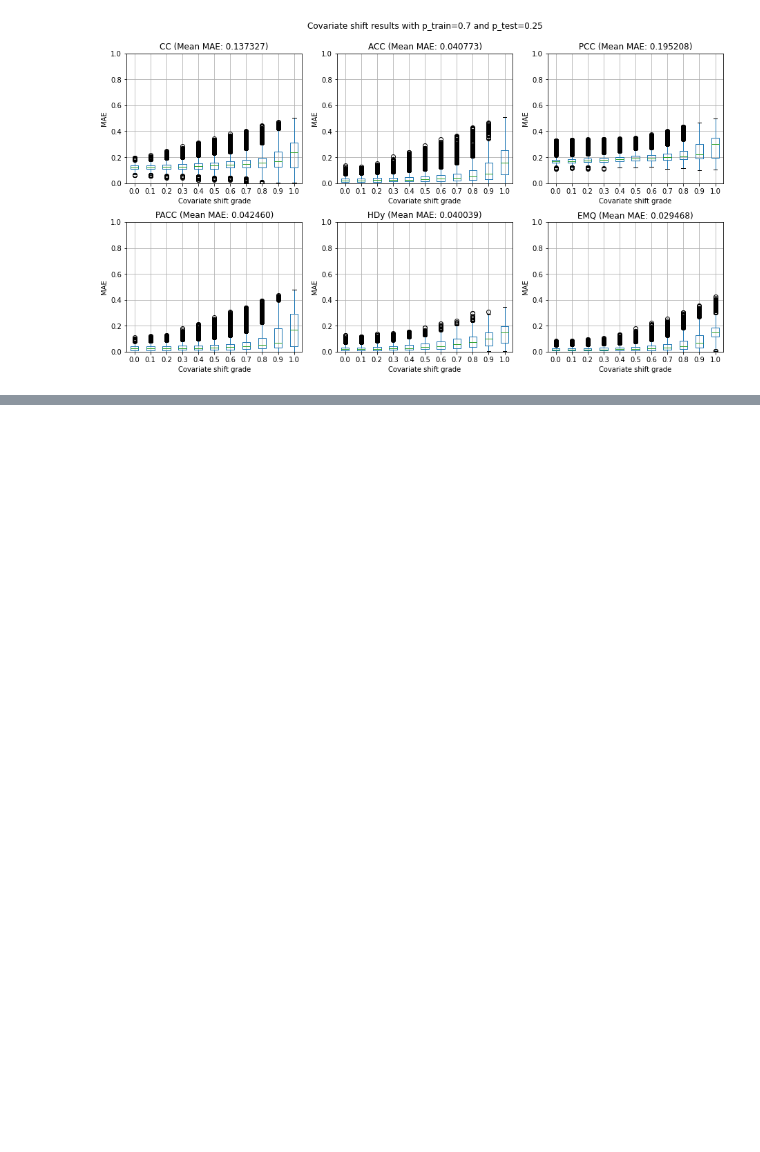
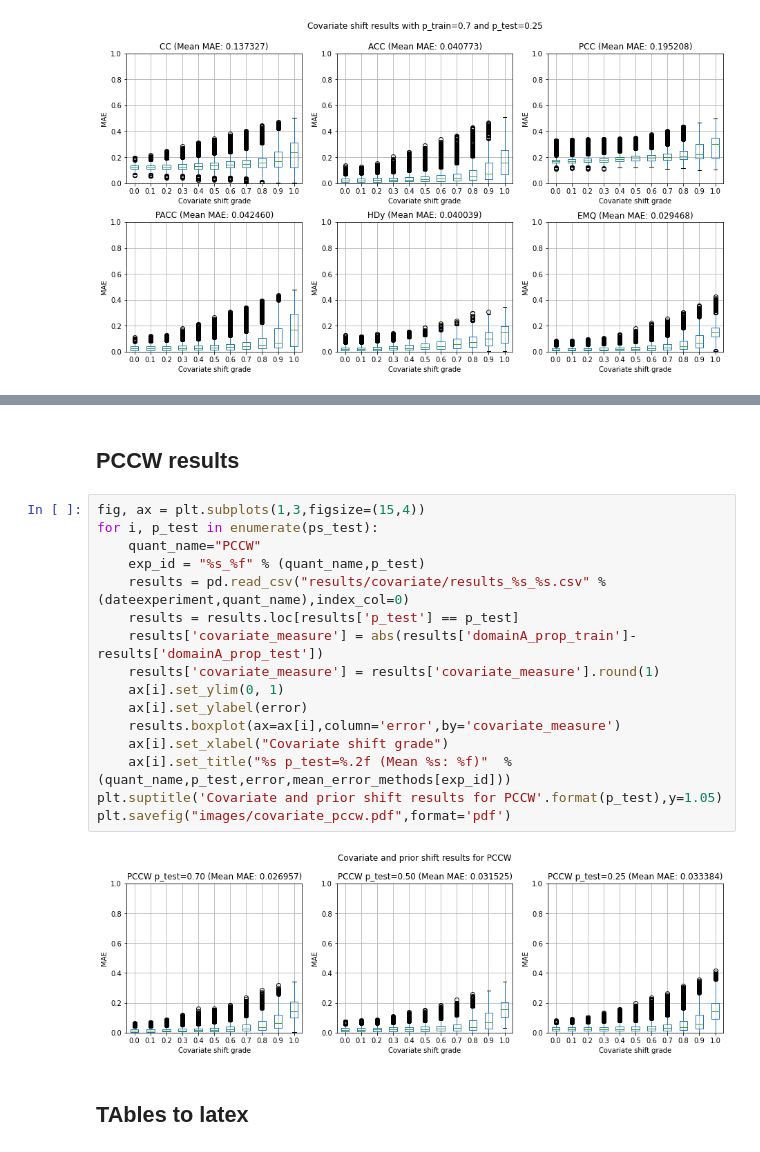
Before and after one commit to pglez82/quant_datasetshift, a Jupyter notebook: analyze_results_covariate.ipynb, the cells around one changed output, grey strips where cells are left out. Drawn from its saved outputs; the diff is of its cells as text; blank space fills up the shorter version.

```diff
--- a/analyze_results_covariate.ipynb
+++ b/analyze_results_covariate.ipynb
@@ -207,0 +211,22 @@ print(global_results)
+# %% [markdown]
+## PCCW results
+# %%
+fig, ax = plt.subplots(1,3,figsize=(15,4))
+for i, p_test in enumerate(ps_test):
+    quant_name="PCCW"
+    exp_id = "%s_%f" % (quant_name,p_test)
+    results = pd.read_csv("results/covariate/results_%s_%s.csv" % (dateexperiment,quant_name),index_col=0)
+    results = results.loc[results['p_test'] == p_test]
+    results['covariate_measure'] = abs(results['domainA_prop_train']-results['domainA_prop_test'])
+    results['covariate_measure'] = results['covariate_measure'].round(1)
+    ax[i].set_ylim(0, 1)
+    ax[i].set_ylabel(error)
+    results.boxplot(ax=ax[i],column='error',by='covariate_measure')
+    ax[i].set_xlabel("Covariate shift grade")
+    ax[i].set_title("%s p_test=%.2f (Mean %s: %f)"  % (quant_name,p_test,error,mean_error_methods[exp_id]))
+plt.suptitle('Covariate and prior shift results for PCCW'.format(p_test),y=1.05)
+plt.savefig("images/covariate_pccw.pdf",format='pdf')
+# %% [output]
+[figure, added]
+# %% [markdown]
+## TAbles to latex
```
Also changed, not shown: parts of 3 cells of this notebook, 2 other files.
